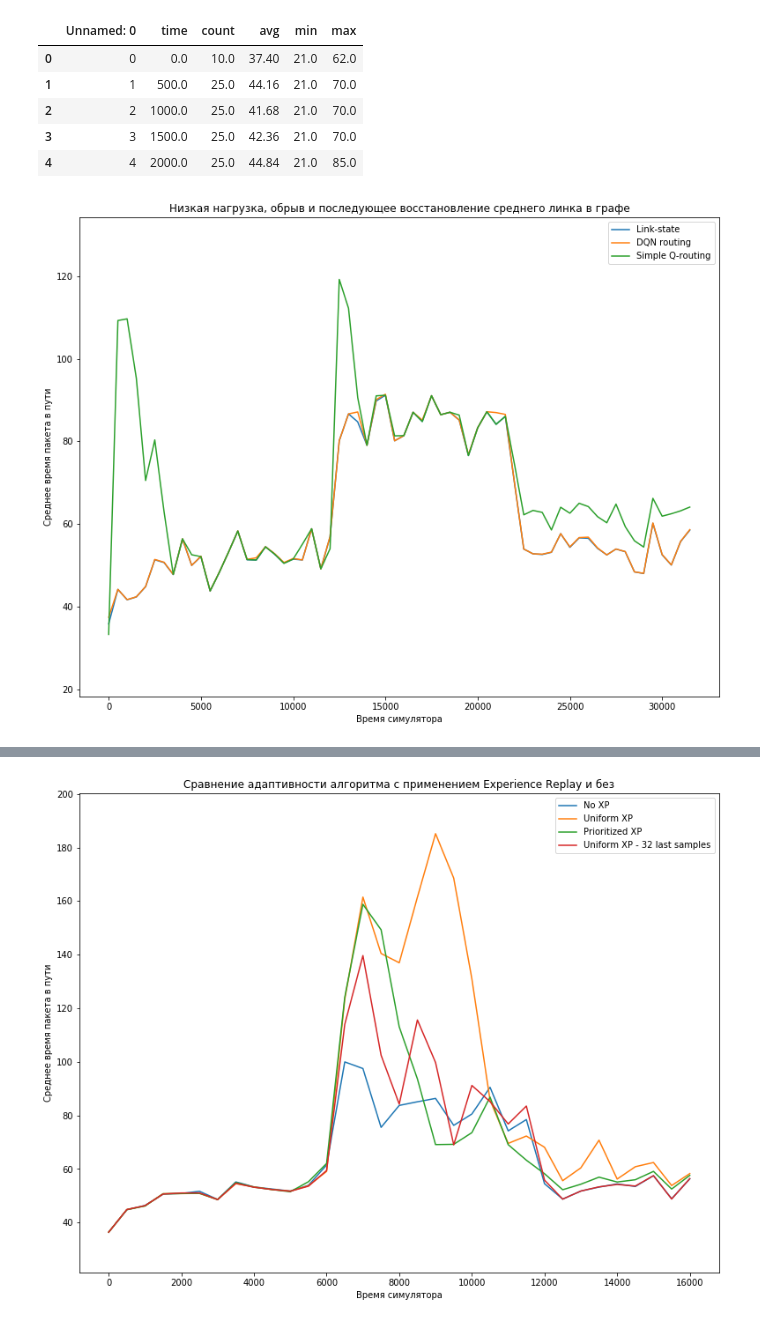
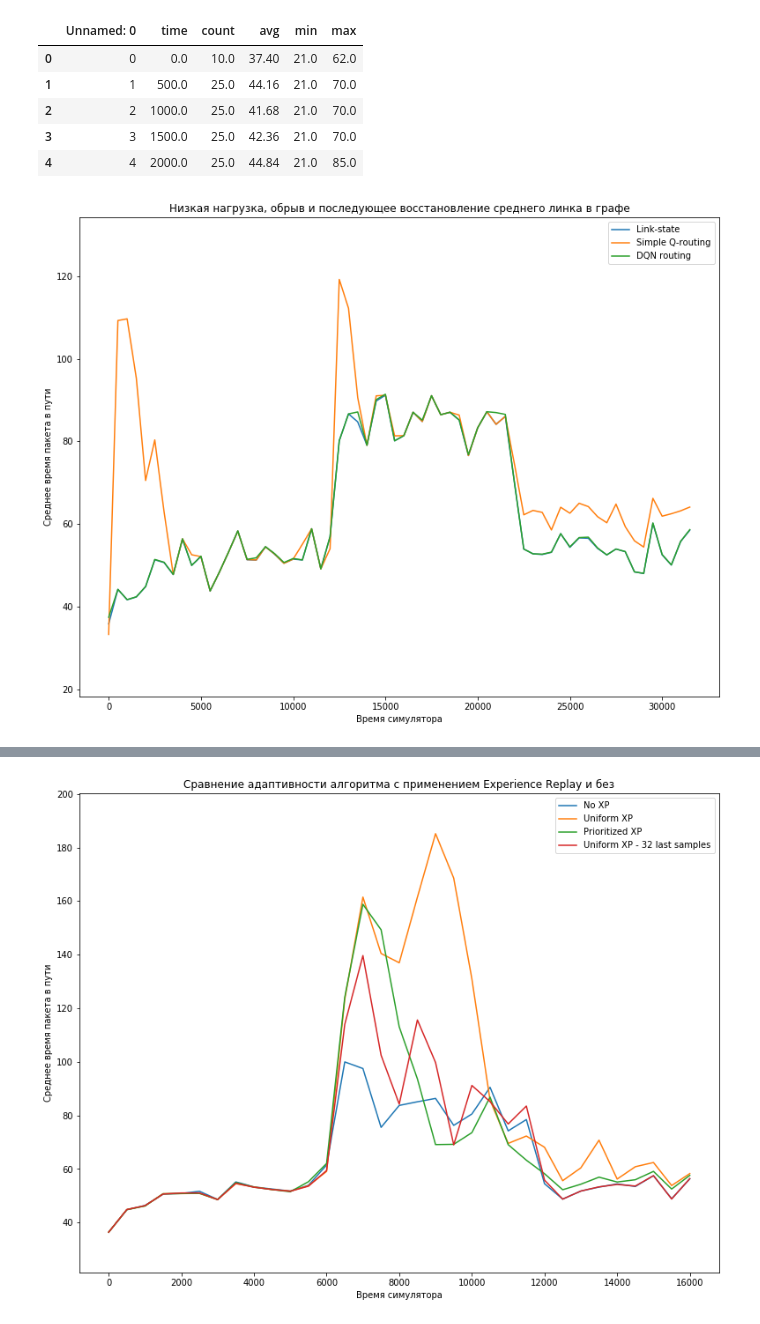
Before and after one commit to flyingleafe/dqnroute, a Jupyter notebook: plot_data.ipynb, the cells around one changed output, grey strips where cells are left out. Cells and saved outputs as stored; diff of their text form; code cells hidden in the pictures.

```diff
--- a/plot_data.ipynb
+++ b/plot_data.ipynb
@@ -42,9 +43,9 @@ def plot_graph(title, *ress):
     plt.show()
 # %%
 title = 'Низкая нагрузка, обрыв и последующее восстановление среднего линка в графе'
-plot_graph(title, ('Link-state', results_ls), ('DQN routing', results_dqn), ('Simple Q-routing', results_sq))
+plot_graph(title, ('Link-state', results_ls), ('Simple Q-routing', results_sq), ('DQN routing', results_dqn))
 # %% [output]
-[figure, old version]
+[figure, new version]
 # %%
 results2_ls = pd.read_csv('logs/results6_link_state.csv')
 results2_sq = pd.read_csv('logs/results6_sq.csv')
```
Also changed, not shown: parts of 3 cells of this notebook, 13 other files.
